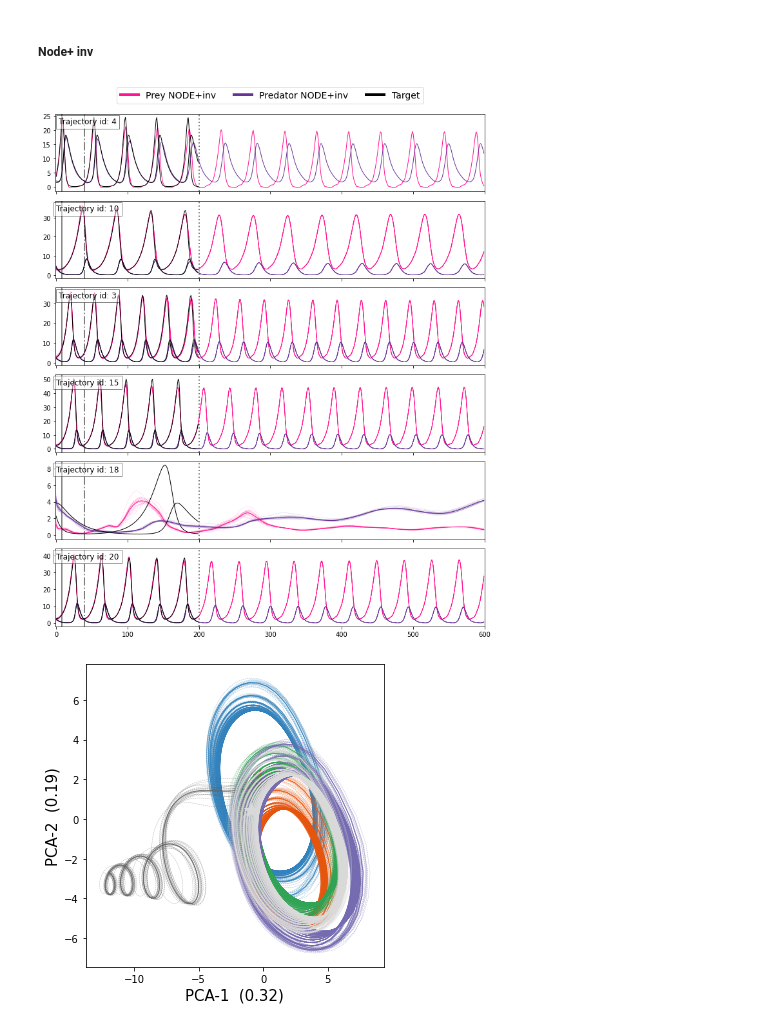
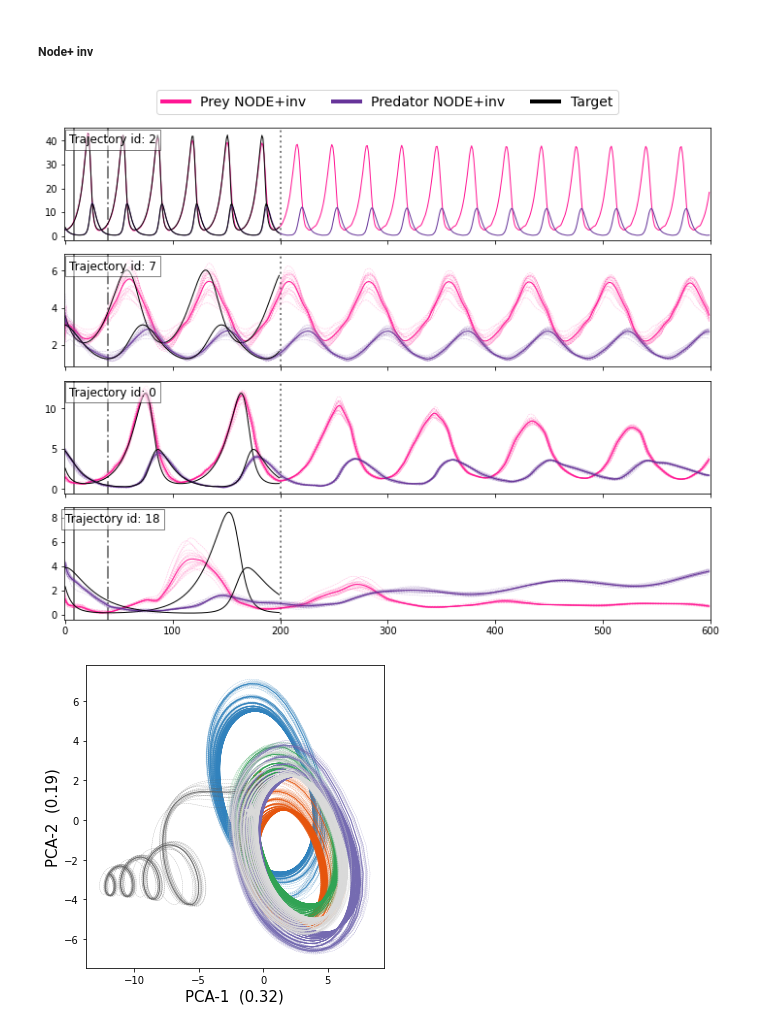
Before and after one commit to IlzeAmandaA/MoNODE, a Jupyter notebook: test_lv.ipynb, the cells around one changed output. Saved outputs shown, nothing was run; the diff lists cells and outputs as text; code cells hidden in the pictures.

```diff
--- a/test_lv.ipynb
+++ b/test_lv.ipynb
@@ -184,7 +184,7 @@ INVODEVAE(
 # %%
 X_te_idx = [4,10,3,15,18,20]#[0,2,3,4,7,10] #1,3,4
 #subset for only 2 lines
-#X_te_idx = [2,7,0] #for report
+X_te_idx = [2,7,0,18] #for report
 # %% [markdown]
 ##### Phase Diagram
 # %%
@@ -340,10 +340,10 @@ plot_latent_traj(ztL_te_contr[:,:,:200], show=True, Nplot=6)
 # %%
 Xrec_te_inv, ztL_te_inv, _, _, C_inv = node_inv(X_te[X_te_idx],   L=plotL, T_custom=forecast_te*X_te.shape[1])
 # %%
-plot_1d(X_te[X_te_idx], Xrec_te_inv,show=True,N=6, ymax=600, model_name='NODE+inv',\
+plot_1d(X_te[X_te_idx], Xrec_te_inv,show=True,N=4, ymax=600, model_name='NODE+inv',\
     T_in=8, T_inv=40, T=200, color_line_predator='rebeccapurple',color_line_prey='deeppink',trajctory_idx=X_te_idx)
 # %% [output]
-[figure, old version]
+[figure, new version]
 # %%
 plot_latent_traj(ztL_te_inv, show=True, Nplot=6)
 # %% [output]
```
Also changed, not shown: parts of 2 cells of this notebook, 2 other files.
